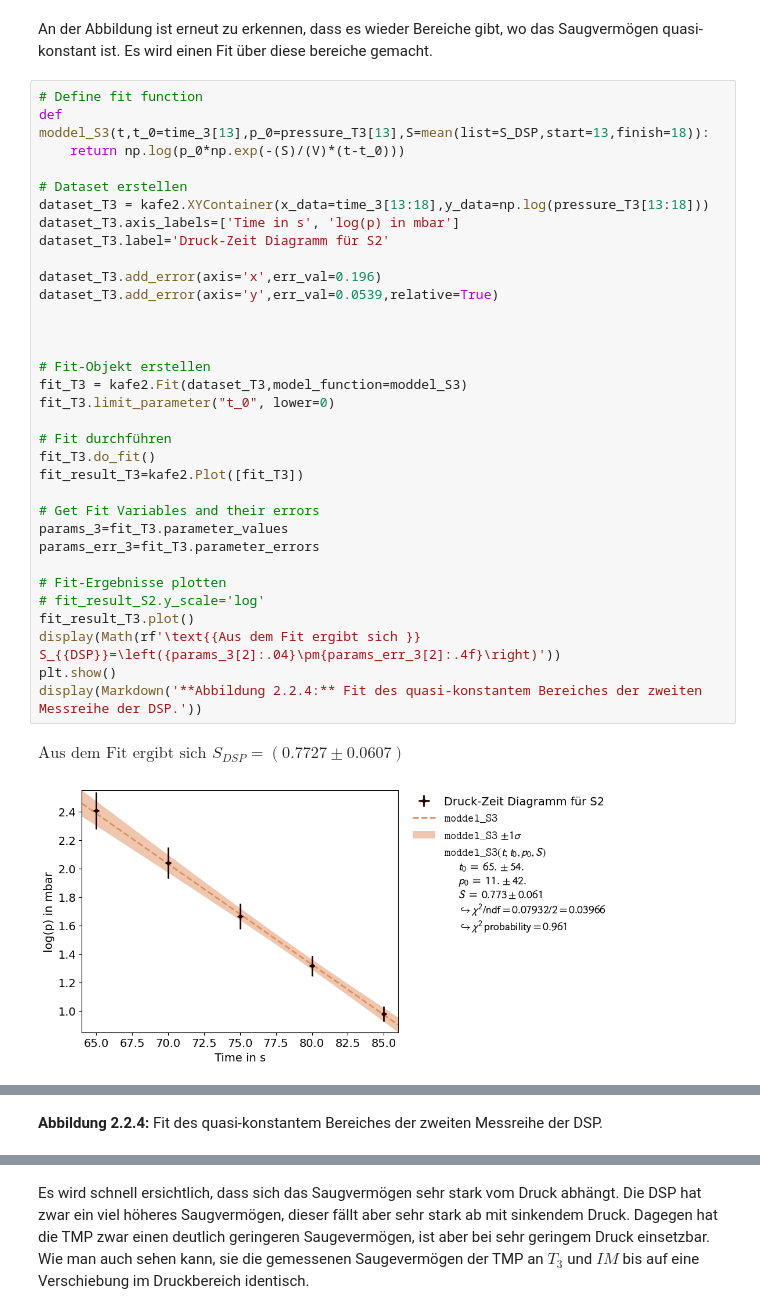
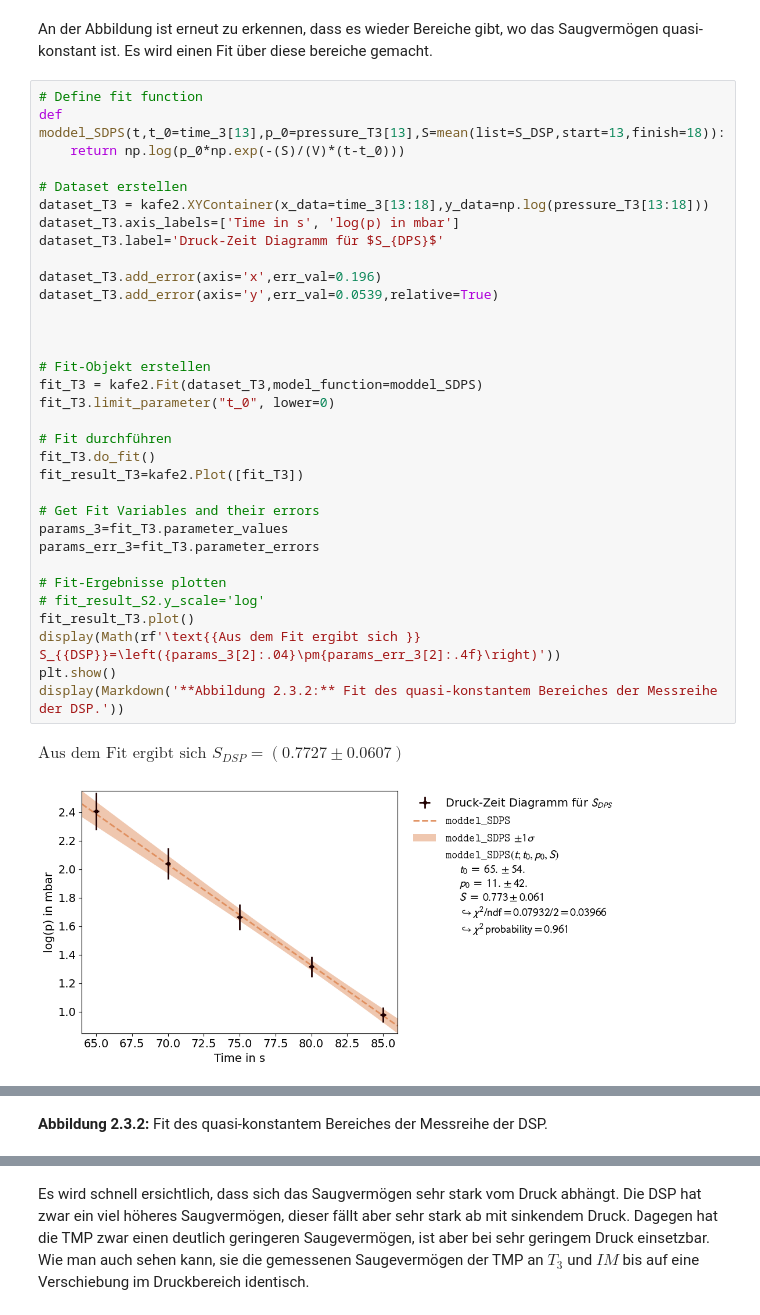
Before and after one commit to AlFa-Tier/Uni_codes, a Jupyter notebook: Praktikum/Vakuum/Vakuum.ipynb, the cells around one changed output, grey strips where cells are left out. Drawn from its saved outputs; the diff is of its cells as text.

```diff
--- a/Praktikum/Vakuum/Vakuum.ipynb
+++ b/Praktikum/Vakuum/Vakuum.ipynb
@@ -796,37 +792,37 @@ display(Markdown('**Abbildung 2.3.1:** Darstellung der Saugvermögen an den jewe
 An der Abbildung ist erneut zu erkennen, dass es wieder Bereiche gibt, wo das Saugvermögen quasi-konstant ist. Es wird einen Fit über diese bereiche gemacht.
 # %%
 # Define fit function
-def moddel_S3(t,t_0=time_3[13],p_0=pressure_T3[13],S=mean(list=S_DSP,start=13,finish=18)):
+def moddel_SDPS(t,t_0=time_3[13],p_0=pressure_T3[13],S=mean(list=S_DSP,start=13,finish=18)):
     return np.log(p_0*np.exp(-(S)/(V)*(t-t_0)))
 
 # Dataset erstellen
 dataset_T3 = kafe2.XYContainer(x_data=time_3[13:18],y_data=np.log(pressure_T3[13:18]))
 dataset_T3.axis_labels=['Time in s', 'log(p) in mbar']
-dataset_T3.label='Druck-Zeit Diagramm für S2'
+dataset_T3.label='Druck-Zeit Diagramm für $S_{DPS}$'
 
 dataset_T3.add_error(axis='x',err_val=0.196)
 dataset_T3.add_error(axis='y',err_val=0.0539,relative=True)
 
 
 
 # Fit-Objekt erstellen
-fit_T3 = kafe2.Fit(dataset_T3,model_function=moddel_S3)
+fit_T3 = kafe2.Fit(dataset_T3,model_function=moddel_SDPS)
 fit_T3.limit_parameter("t_0", lower=0)
 
 # Fit durchführen
 fit_T3.do_fit()
 fit_result_T3=kafe2.Plot([fit_T3])
 
 # Get Fit Variables and their errors
 params_3=fit_T3.parameter_values
 params_err_3=fit_T3.parameter_errors
 
 # Fit-Ergebnisse plotten
 # fit_result_S2.y_scale='log'
 fit_result_T3.plot()
 display(Math(rf'\text{{Aus dem Fit ergibt sich }} S_{{DSP}}=\left({params_3[2]:.04}\pm{params_err_3[2]:.4f}\right)'))
 plt.show()
-display(Markdown('**Abbildung 2.2.4:** Fit des quasi-konstantem Bereiches der zweiten Messreihe der DSP.'))
+display(Markdown('**Abbildung 2.3.2:** Fit des quasi-konstantem Bereiches der Messreihe der DSP.'))
 # %% [output]
 $\displaystyle \text{Aus dem Fit ergibt sich } S_{DSP}=\left(0.7727\pm0.0607\right)$
-[figure, old version]
+[figure, new version]
@@ -834,3 +829,3 @@ $\displaystyle \text{Aus dem Fit ergibt sich } S_{DSP}=\left(0.7727\pm0.0607\rig
-**Abbildung 2.2.4:** Fit des quasi-konstantem Bereiches der zweiten Messreihe der DSP.
+**Abbildung 2.3.2:** Fit des quasi-konstantem Bereiches der Messreihe der DSP.
 # %%
 # Define fit function
```
Also changed, not shown: parts of 6 cells of this notebook.
